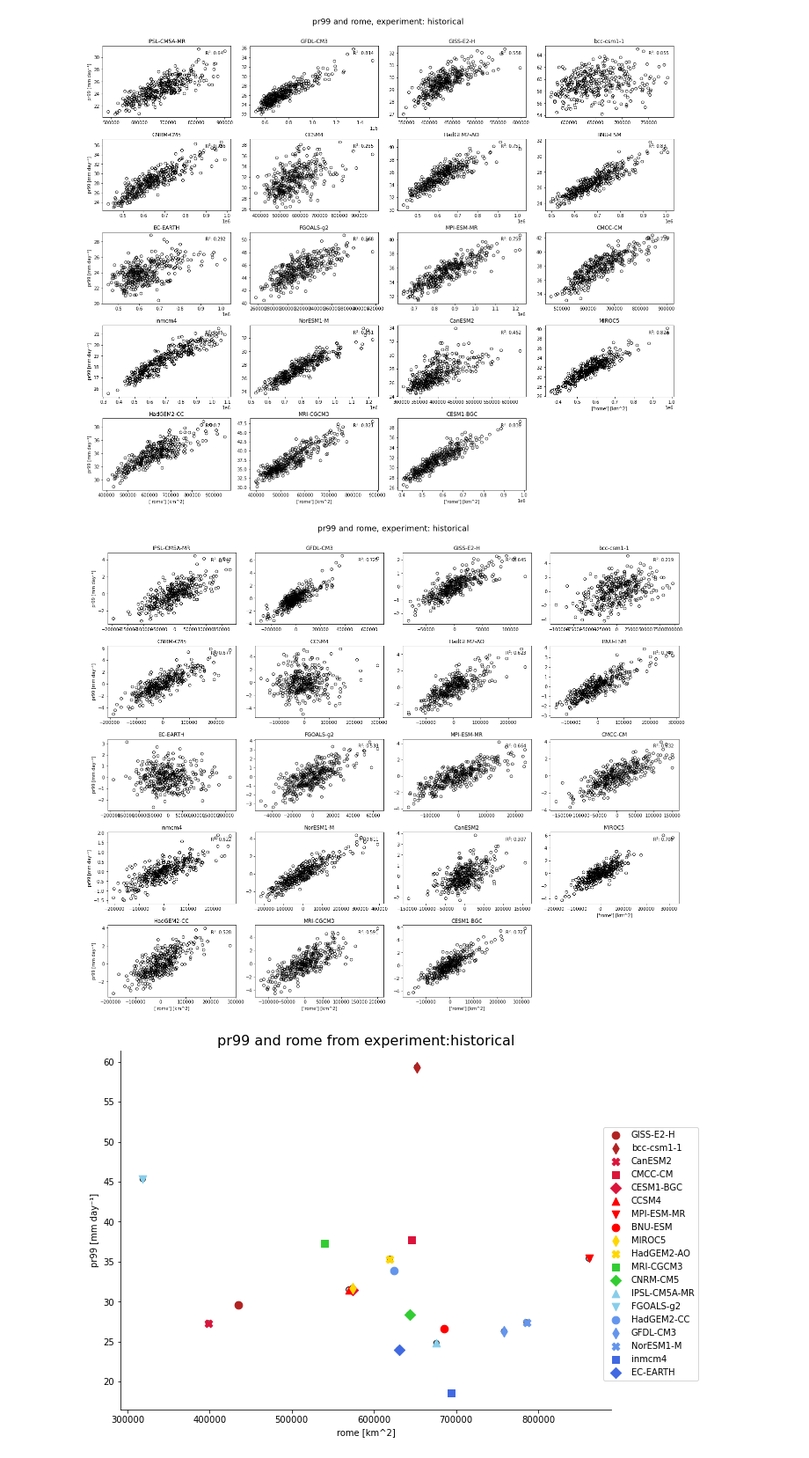
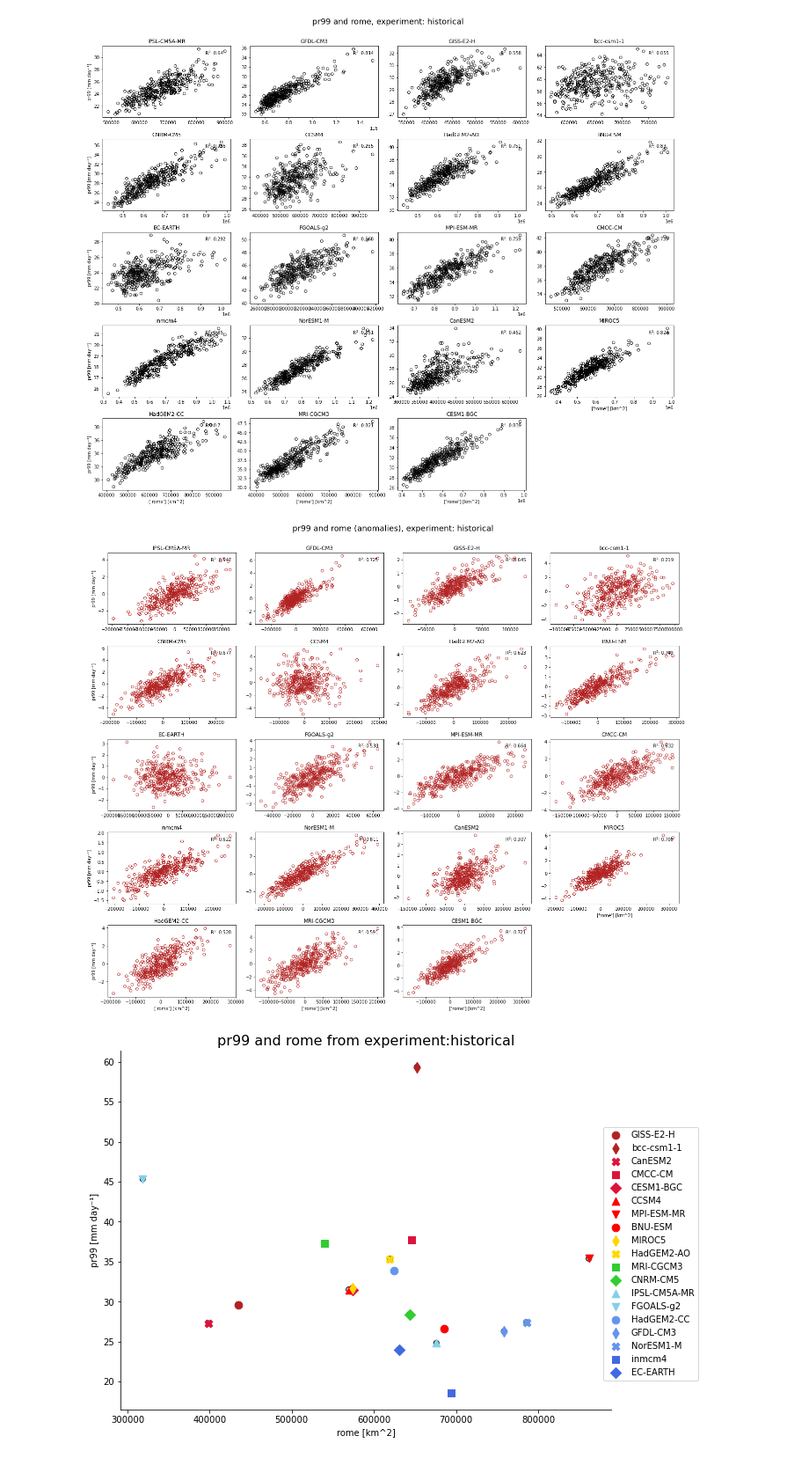
Before and after one commit to PBlackberg/phd, a Jupyter notebook: plotting/correlations/org_pr/org_prPercentile.ipynb, the cells around one changed output. Shown at 88% size. Saved outputs shown, nothing was run; the diff lists cells and outputs as text; code cells hidden in the pictures.

```diff
--- a/plotting/correlations/org_pr/org_prPercentile.ipynb
+++ b/plotting/correlations/org_pr/org_prPercentile.ipynb
@@ -20,7 +20,12 @@ plt.rcParams['figure.figsize'] = [10, 7.5]
 # %% [markdown]
 ### one dataset
 # %%
-metric = 'prPercentiles'
+metric = [
+    'prPercentiles',
+    # 'prMeanPercentiles'
+    ]
+metric = metrics[0]
+
 
 data_options= [
     # 'pr95',
@@ -33,9 +38,9 @@ org_options= [
     # 'ni'
     ]
 
-models = [
+models_cmip5 = [
     # 'IPSL-CM5A-MR', # 1
-    'GFDL-CM3',     # 2
+    # 'GFDL-CM3',     # 2
     # 'GISS-E2-H',    # 3
     # 'bcc-csm1-1',   # 4
     # 'CNRM-CM5',     # 5
@@ -55,11 +60,28 @@ models = [
     # 'CESM1-BGC'     # 19
     ]
 
+models_cmip6 =[
+    # 'TaiESM1',        # 1 rcp monthly
+    # 'BCC-CSM2-MR',    # 2 rcp monthly
+    # 'FGOALS-g3',      # 3 rcp 0463 - 0614
+    # 'CNRM-CM6-1',     # 4 rcp 1850 - 1999
+    # 'MIROC6',         # 5 rcp 3200 - 3340
+    'MPI-ESM1-2-HR',  # 6 rcp 1850 - 2014
+    # 'NorESM2-MM',     # 7 rcp 0001 - 0141
+    # 'GFDL-CM4',       # 8 rcp 0001 - 0141 (gr2)
+    # 'CanESM5',        # 9 rcp 1850 - 2000
+    # 'CMCC-ESM2',      # 10 rcp monthly
+    # 'UKESM1-0-LL',    # 11 rcp 1850 - 1999
+    # 'MRI-ESM2-0',     # 12 rcp 1850 - 2000
+    # 'CESM2',          # 13 rcp 0001 - 0990  (multiple fill values (check if all get converted to NaN), for historical)
+    # 'NESM3',          # 14 rcp 1850 - 2014
+        ]
+
 observations = [
     # 'GPCP'
     ]
 
-datasets = models + observations
+datasets = models_cmip5 + models_cmip6 + observations
 
 resolutions = [
     # 'original',
@@ -68,7 +90,8 @@ resolutions = [
 
 experiments = [
     'historical',
-    # 'rcp85'
+    # 'rcp85',
+    # 'abrupt-4xCO2'
     ]
 
 
@@ -481,40 +495,40 @@ else:
 
 
 fig= plt.figure(figsize=(22.5,17.5))
-title = '{} and {}, experiment: {}'.format(data_options[0], org_options[0], experiments[0])
+title = '{} and {} (anomalies), experiment: {}'.format(data_options[0], org_options[0], experiments[0])
 
 fig.suptitle(title, fontsize=18, y=0.95)
 
 for i, dataset in enumerate(datasets):
     ax= fig.add_subplot(5,4,i+1)
     title = dataset
 
     org = get_metric(org_options[0], dataset, experiments[0], resolution=resolutions[0])[org_options[0]]
     f = resample_timeMean(org, timeMean_options[0])
     climatology = f.groupby('time.month').mean('time')
     x = f.groupby('time.month') - climatology
 
     data = get_metric(metric, dataset, experiments[0], resolution=resolutions[0])[data_options[0]]
     f = resample_timeMean(data, timeMean_options[0])
     climatology = f.groupby('time.month').mean('time')
     y = f.groupby('time.month') - climatology
 
-    plot_scatter(x, y , ax)
+    plot_scatter(x, y , ax, 'firebrick')
     plt.title(dataset)
     plt.xlim(xmin, xmax)
     plt.ylim(ymin, ymax)
 
     if (len(datasets)-i)<=4:
         xlabel = '{} [{}]'.format(org_options, org.units)
         plt.xlabel(xlabel)
 
     if i== 0 or i==4 or i==8 or i==12 or i==16:
         ylabel = '{} [{}]'.format(data_options[0], data.units)
         plt.ylabel(ylabel)
 
 plt.subplots_adjust(left=0.1, bottom=0.1, right=0.9, top=0.9, wspace=0.15, hspace=0.3)
 # %% [output]
-[figure, old version]
+[figure, new version]
 # %%
 labels =[
     'IPSL-CM5A-MR', # 1
```
Also changed, not shown: parts of 5 cells of this notebook, 26 other files.
